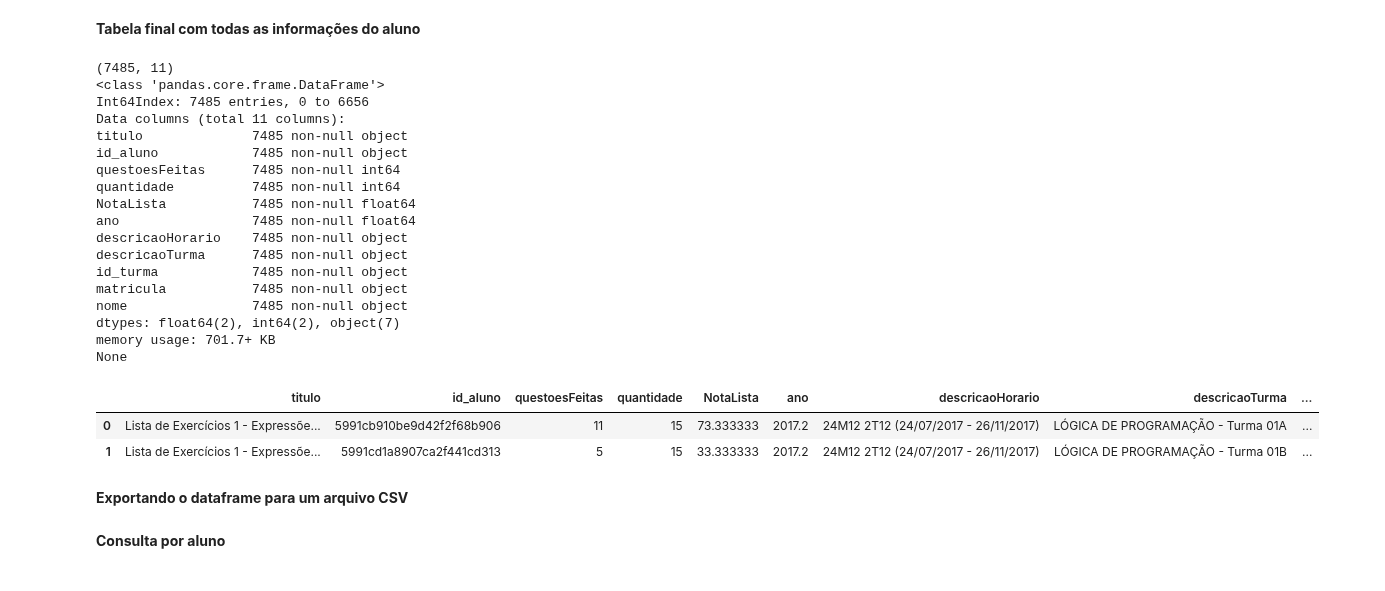
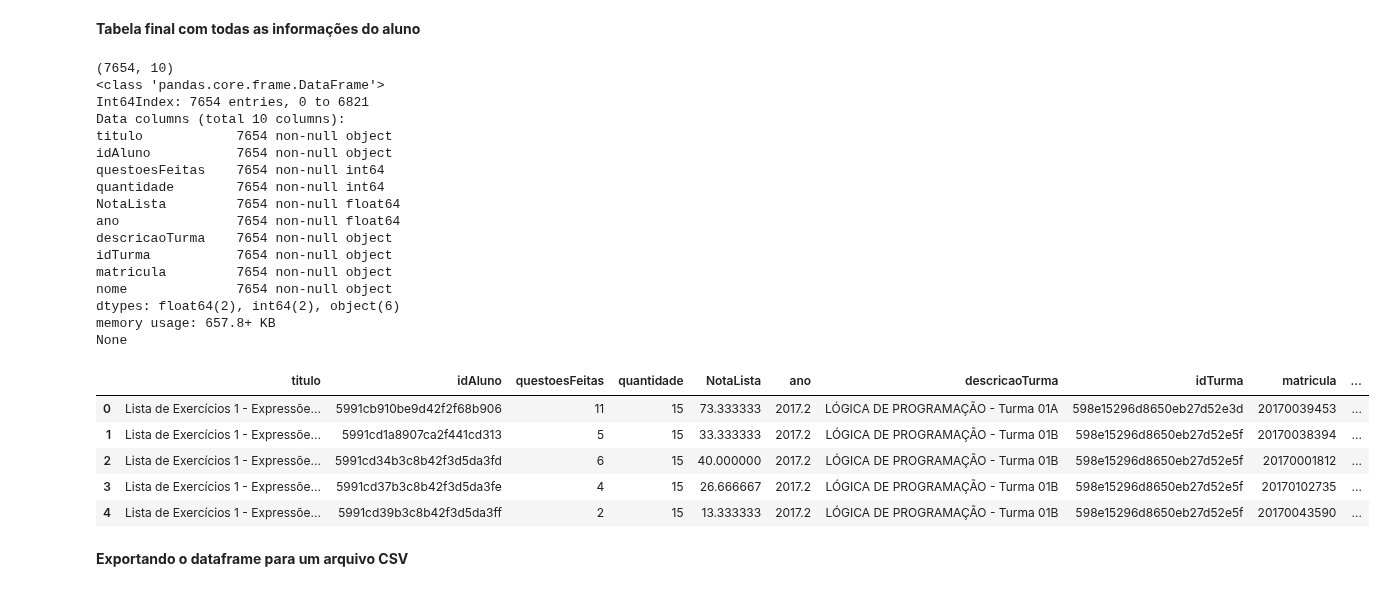
Before and after one commit to repitta/CienciaDeDadosEducacionais, a Jupyter notebook: LOP.ipynb, the cells around one changed output. Saved outputs shown, nothing was run; the diff lists cells and outputs as text; code cells hidden in the pictures.

```diff
--- a/LOP.ipynb
+++ b/LOP.ipynb
@@ -550,7 +461,7 @@ Index(['id_lista', 'questao', 'titulo', 'quantidade', 'data',
 # %% [markdown]
 **Porcentagem Maxima por aluno em cada questão**
 # %%
-NotaMaxQuestao = merge_user_turmas_sub_lista.groupby(["id_lista","id_aluno","questao"]).max()
+NotaMaxQuestao = mergeUseTurmasSubListaM.groupby(["idLista","idAluno","questao"]).max()
 NotaMaxQuestao.rename(columns={"porcentagemAcerto":"porcentagemMaxima"}, inplace=True)
 NotaMaxQuestao = NotaMaxQuestao.reset_index()
 print(NotaMaxQuestao.columns)
@@ -565,10 +476,10 @@ Index(['id_lista', 'id_aluno', 'questao', 'titulo', 'quantidade', 'data',
 # %% [markdown]
 **Quantidade de questoes feitas por aluno em cada lista**
 # %%
-quantidade = NotaMaxQuestao.groupby(["titulo","id_aluno"]).count()
+quantidade = NotaMaxQuestao.groupby(["titulo","idAluno"]).count()
 quantidade.rename(columns={"quantidade":"questoesFeitas"}, inplace=True)
 quantidade= quantidade.reset_index()
-quantidade= quantidade[["titulo","id_aluno","questoesFeitas"]]
+quantidade= quantidade[["titulo","idAluno","questoesFeitas"]]
 print(quantidade.columns)
 quantidade.head(1)
 # %% [output]
@@ -578,11 +489,11 @@ Index(['titulo', 'id_aluno', 'questoesFeitas'], dtype='object')
 # %% [markdown]
 **Nota final dos alunos por lista**
 # %%
-NotaLista = NotaMaxQuestao.groupby(["titulo","id_aluno"]).sum()
+NotaLista = NotaMaxQuestao.groupby(["titulo","idAluno"]).sum()
 NotaLista.rename(columns={"porcentagemMaxima":"SomaLista", "quantidade":"questoesFeitas"}, inplace=True)
 NotaLista = NotaLista.drop('ano',axis=1)
 NotaLista= NotaLista.reset_index()
-NotaLista = NotaLista[["titulo",'id_aluno','SomaLista']]
+NotaLista = NotaLista[["titulo",'idAluno','SomaLista']]
 print(NotaLista.columns)
 NotaLista.head(1)
 # %% [output]
@@ -592,5 +503,5 @@ Index(['titulo', 'id_aluno', 'SomaLista'], dtype='object')
 # %%
-mergeQuanNotaLista =  pd.merge(right= quantidade, left = NotaLista, on=['id_aluno','titulo'], how="inner")
+mergeQuanNotaLista =  pd.merge(right= quantidade, left = NotaLista, on=['idAluno','titulo'], how="inner")
 print(mergeQuanNotaLista.columns)
 print(mergeQuanNotaLista.shape)
 mergeQuanNotaLista.head(1)
@@ -634,35 +545,37 @@ Index(['titulo', 'id_aluno', 'SomaLista', 'questoesFeitas', 'quantidade',
 # %% [markdown]
 **Tabela final com todas as informações do aluno**
 # %%
-merge_user_turmas_sub_lista_M = merge_user_turmas_sub_lista[["titulo",'id_aluno', 'ano', 'descricaoHorario', 'descricaoTurma', 'id_turma','matricula','nome']]
-mergeQuanNotaListaQuan_M = mergeQuanNotaListaQuanQ[['titulo', 'id_aluno','questoesFeitas', 'quantidade','NotaLista']]
-tabelaFinal= mergeQuanNotaListaQuan_M.join(merge_user_turmas_sub_lista_M.set_index(['titulo','id_aluno']), on=['titulo','id_aluno'])
+mergeUseTurmasSubListaM = mergeUseTurmasSubLista[["titulo",'idAluno', 'ano', 'descricaoTurma', 'idTurma','matricula','nome']]
+mergeQuanNotaListaQuanM = mergeQuanNotaListaQuanQ[['titulo', 'idAluno','questoesFeitas', 'quantidade','NotaLista']]
+tabelaFinal= mergeQuanNotaListaQuanM.join(mergeUseTurmasSubListaM.set_index(['titulo','idAluno']), on=['titulo','idAluno'])
 #remover as linhas duplicadas
 tabelaFinal =tabelaFinal.drop_duplicates()
 print(tabelaFinal.shape)
 print(tabelaFinal.info())
 tabelaFinal.head()
 # %% [output]
-(7485, 11)
+(7654, 10)
 <class 'pandas.core.frame.DataFrame'>
-Int64Index: 7485 entries, 0 to 6656
-Data columns (total 11 columns):
-titulo              7485 non-null object
-id_aluno            7485 non-null object
-questoesFeitas      7485 non-null int64
-quantidade          7485 non-null int64
-NotaLista           7485 non-null float64
-ano                 7485 non-null float64
-descricaoHorario    7485 non-null object
-descricaoTurma      7485 non-null object
-id_turma            7485 non-null object
-matricula           7485 non-null object
-nome                7485 non-null object
-dtypes: float64(2), int64(2), object(7)
-memory usage: 701.7+ KB
+Int64Index: 7654 entries, 0 to 6821
+Data columns (total 10 columns):
+titulo            7654 non-null object
+idAluno           7654 non-null object
+questoesFeitas    7654 non-null int64
+quantidade        7654 non-null int64
+NotaLista         7654 non-null float64
+ano               7654 non-null float64
+descricaoTurma    7654 non-null object
+idTurma           7654 non-null object
+matricula         7654 non-null object
+nome              7654 non-null object
+dtypes: float64(2), int64(2), object(6)
+memory usage: 657.8+ KB
 None
-|  | titulo | id_aluno | questoesFeitas | quantidade | NotaLista | ano | descricaoHorario | descricaoTurma | ... |
-| 0 | Lista de Exercícios 1 - Expressõe... | 5991cb910be9d42f2f68b906 | 11 | 15 | 73.333333 | 2017.2 | 24M12 2T12 (24/07/2017 - 26/11/2017) | LÓGICA DE PROGRAMAÇÃO - Turma 01A | ... |
-| 1 | Lista de Exercícios 1 - Expressõe... | 5991cd1a8907ca2f441cd313 | 5 | 15 | 33.333333 | 2017.2 | 24M12 2T12 (24/07/2017 - 26/11/2017) | LÓGICA DE PROGRAMAÇÃO - Turma 01B | ... |
+|  | titulo | idAluno | questoesFeitas | quantidade | NotaLista | ano | descricaoTurma | idTurma | matricula | ... |
+| 0 | Lista de Exercícios 1 - Expressõe... | 5991cb910be9d42f2f68b906 | 11 | 15 | 73.333333 | 2017.2 | LÓGICA DE PROGRAMAÇÃO - Turma 01A | 598e15296d8650eb27d52e3d | 20170039453 | ... |
+| 1 | Lista de Exercícios 1 - Expressõe... | 5991cd1a8907ca2f441cd313 | 5 | 15 | 33.333333 | 2017.2 | LÓGICA DE PROGRAMAÇÃO - Turma 01B | 598e15296d8650eb27d52e5f | 20170038394 | ... |
+| 2 | Lista de Exercícios 1 - Expressõe... | 5991cd34b3c8b42f3d5da3fd | 6 | 15 | 40.000000 | 2017.2 | LÓGICA DE PROGRAMAÇÃO - Turma 01B | 598e15296d8650eb27d52e5f | 20170001812 | ... |
+| 3 | Lista de Exercícios 1 - Expressõe... | 5991cd37b3c8b42f3d5da3fe | 4 | 15 | 26.666667 | 2017.2 | LÓGICA DE PROGRAMAÇÃO - Turma 01B | 598e15296d8650eb27d52e5f | 20170102735 | ... |
+| 4 | Lista de Exercícios 1 - Expressõe... | 5991cd39b3c8b42f3d5da3ff | 2 | 15 | 13.333333 | 2017.2 | LÓGICA DE PROGRAMAÇÃO - Turma 01B | 598e15296d8650eb27d52e5f | 20170043590 | ... |
 # %% [markdown]
 **Exportando o dataframe para um arquivo CSV**
@@ -671,2 +581,0 @@ tabelaFinal.to_csv(r'Lop.csv')
-# %% [markdown]
-**Consulta por aluno**
```
Also changed, not shown: parts of 58 cells of this notebook.
